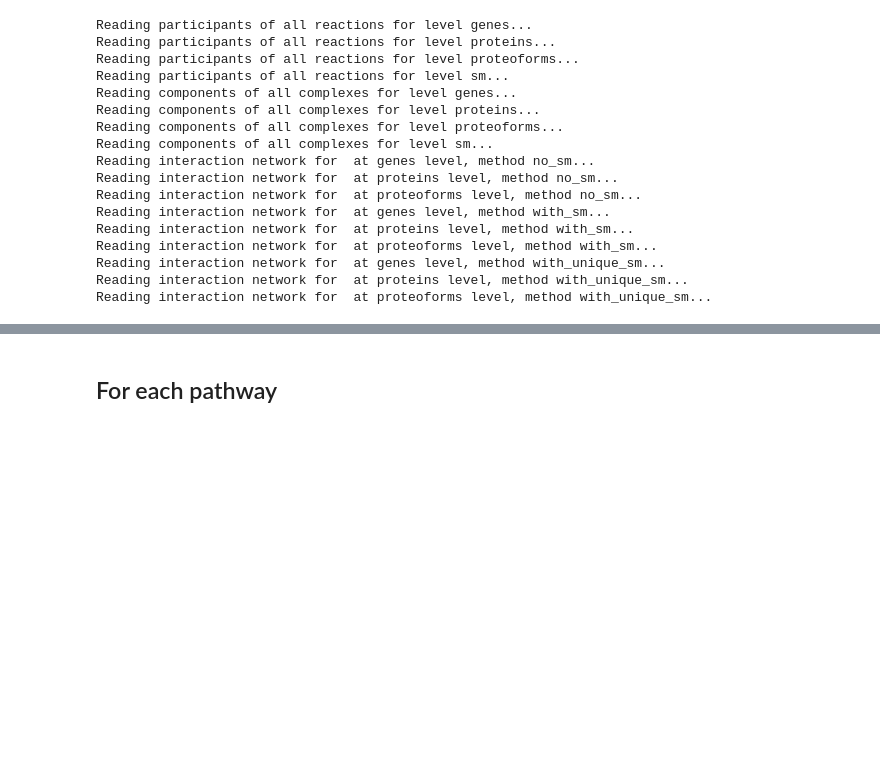
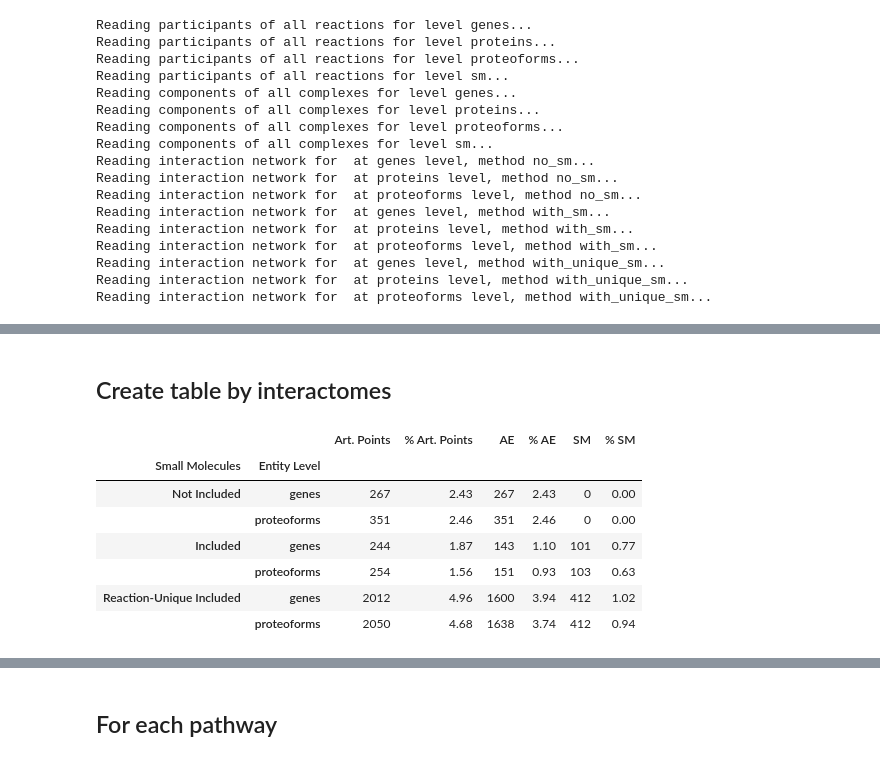
Before and after one commit to PathwayAnalysisPlatform/ProteoformNetworks, a Jupyter notebook: src/Python/2_5_bridges_art_points.ipynb, the cells around one changed output, grey strips where cells are left out. Cells and saved outputs as stored; diff of their text form; code cells hidden in the pictures; blank space fills up the shorter version.

```diff
--- a/src/Python/2_5_bridges_art_points.ipynb
+++ b/src/Python/2_5_bridges_art_points.ipynb
@@ -131,0 +53,69 @@ df_br_ap
+# %% [markdown]
+## Create table by interactomes
+# %%
+cols_art_points = ["Art. Points", "% Art. Points", "AE", "% AE", "SM", "% SM", ]
+cols_bridges = ["Bridges", "% Bridges", "% Bridges out of AE", "% Bridges out of SM"]
+columns = [
+    *cols_art_points, *cols_bridges
+]
+
+
+def get_percentage_links_that_are_bridges(g, nodes):
+    percentage_bridges_from_node = []
+    for node in nodes:
+        if len(g.edges(node)) > 0:
+            num_bridges = sum(g.edges[e]['Bridge'] for e in g.edges(node))
+            percentage_bridges_from_node.append(num_bridges / len(g.edges(node)))
+        else:
+            percentage_bridges_from_node.append(0)
+    return round(mean(percentage_bridges_from_node) * 100, 2)
+
+
+def get_tuples(i):
+    percentage_art_points = round(i.graph['Articulation Points'] / i.number_of_nodes() * 100, 2)
+    num_acc_ent_art_points = sum(
+        i.nodes[n]["Articulation Point"] and not i.nodes[n]['type'].startswith("S") for n in i.nodes)
+    percentage_acc_ent_art_points = round(num_acc_ent_art_points / i.number_of_nodes() * 100, 2)
+    num_sm_art_points = sum(i.nodes[n]["Articulation Point"] and i.nodes[n]['type'].startswith("S") for n in i.nodes)
+    percentage_sm_art_points = 0
+    if i.graph['num_small_molecules'] > 0:
+        percentage_sm_art_points = round(num_sm_art_points / i.number_of_nodes() * 100, 2)
+    assert i.graph['Articulation Points'] == num_acc_ent_art_points + num_sm_art_points
+
+    percentage_bridges = round(decimal.Decimal(i.graph["Bridges"]) / i.number_of_edges() * 100, 2)
+    acc_ents = list(i.nodes)
+    percentage_from_sms = 0
+    if i.graph['num_small_molecules'] > 0:
+        acc_ents = [n for n in i.nodes if not i.nodes[n]['type'].startswith("S")]
+        sms = [n for n in i.nodes if i.nodes[n]['type'].startswith("S")]
+        percentage_from_sms = get_percentage_links_that_are_bridges(i, sms)
+    percentage_from_acc_ents = get_percentage_links_that_are_bridges(i, acc_ents)
+
+    return (
+        i.graph['Articulation Points'],
+        percentage_art_points,
+        num_acc_ent_art_points,
+        percentage_acc_ent_art_points,
+        num_sm_art_points,
+        percentage_sm_art_points,
+        i.graph["Bridges"],
+        percentage_bridges,
+        percentage_from_acc_ents,
+        percentage_from_sms
+    )
+
+
+df_br_ap = pd.DataFrame([get_tuples(interactome) for interactome in interactomes],
+                        columns=columns,
+                        index=index)
+dfi.export(df_br_ap[cols_art_points], 'figures/table_interactomes_art_points.png')
+df_br_ap[cols_art_points]
+# %% [output]
+|  |  | Art. Points | % Art. Points | AE | % AE | SM | % SM |
+| Small Molecules | Entity Level |  |  |  |  |  |  |
+| Not Included | genes | 267 | 2.43 | 267 | 2.43 | 0 | 0.00 |
+|  | proteoforms | 351 | 2.46 | 351 | 2.46 | 0 | 0.00 |
+| Included | genes | 244 | 1.87 | 143 | 1.10 | 101 | 0.77 |
+|  | proteoforms | 254 | 1.56 | 151 | 0.93 | 103 | 0.63 |
+| Reaction-Unique Included | genes | 2012 | 4.96 | 1600 | 3.94 | 412 | 1.02 |
+|  | proteoforms | 2050 | 4.68 | 1638 | 3.74 | 412 | 0.94 |
```
Also changed, not shown: parts of 17 cells of this notebook, 4 other files.
